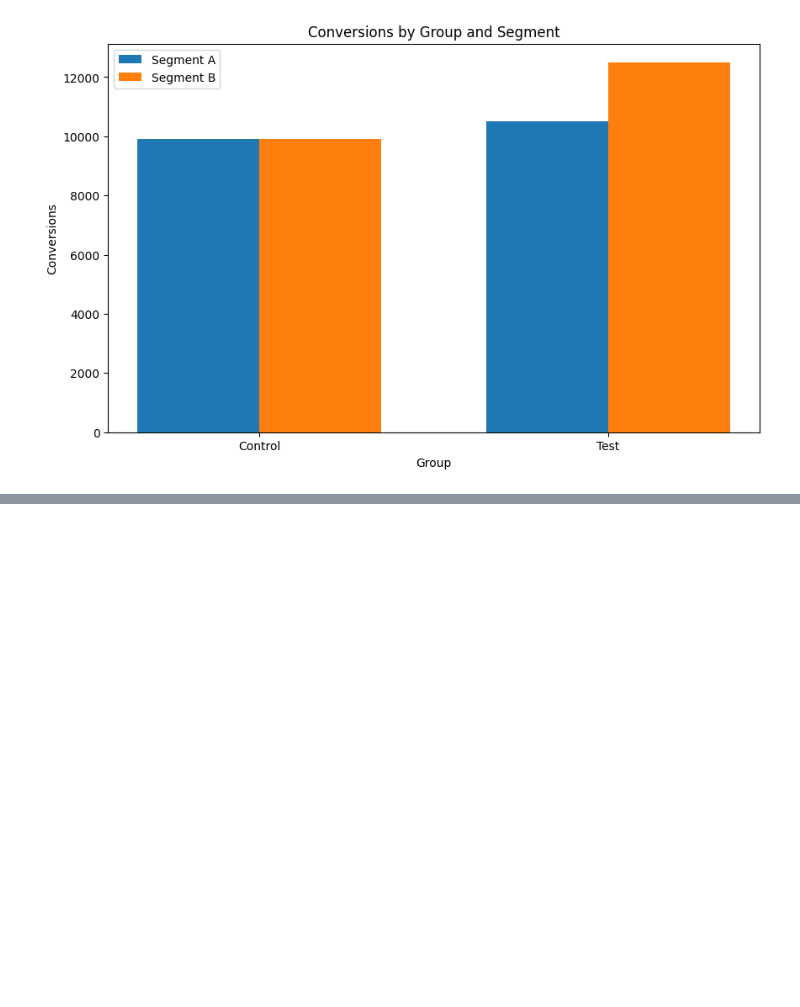
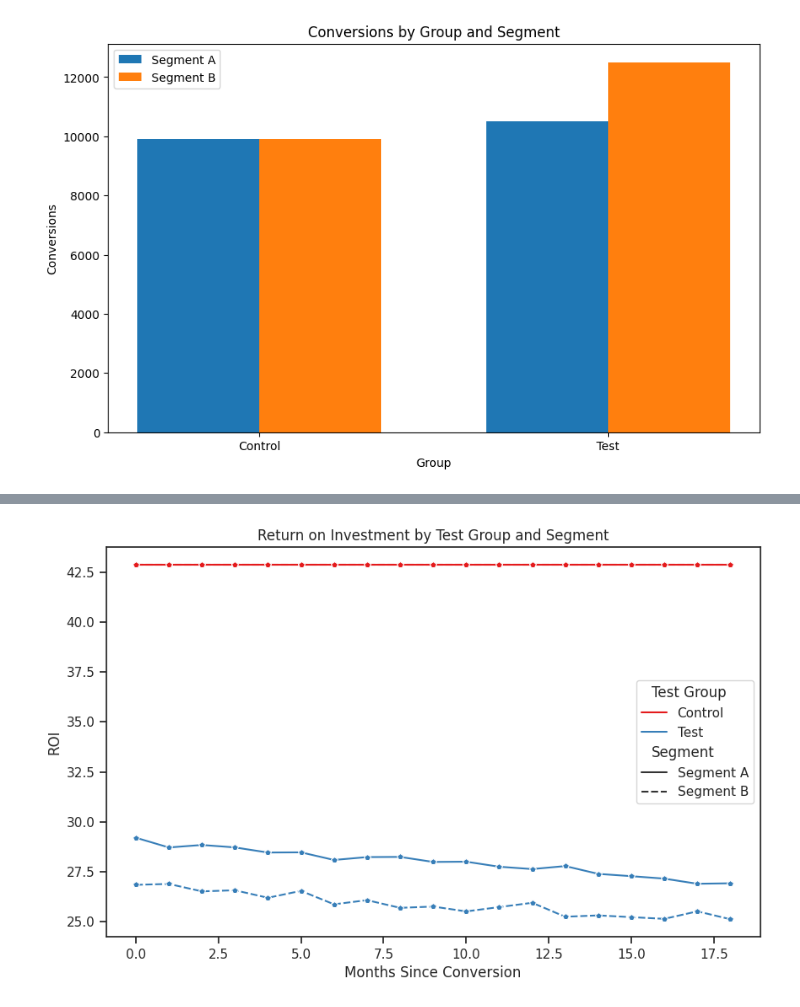
Before and after one commit to programeralebrije/ChimeSpendTracker, a Jupyter notebook: ChimeSpendTracker.ipynb, the cells around one changed output, grey strips where cells are left out. Drawn from its saved outputs; the diff is of its cells as text; code cells hidden in the pictures; blank space fills up the shorter version.

```diff
--- a/ChimeSpendTracker.ipynb
+++ b/ChimeSpendTracker.ipynb
@@ -102,0 +113,14 @@ plt.show()
+# %%
+# Revenue calculation
+df['Revenue'] = df['Total Purchase Dollars'] * 0.015
+
+# Cost calculation
+df['Cost'] = df['Total Purchase Dollars'] * 0.0105 + df['Spend Tracker Active User Count'] * 5
+
+# Profit calculation
+df['Profit'] = df['Revenue'] - df['Cost']
+
+# ROI calculation
+df['ROI'] = (df['Profit'] / df['Cost']) * 100
+
+df.head(6)
@@ -102,0 +135,22 @@ plt.show()
+# %%
+# Select the relevant columns for plotting
+roi_data = df[['Months Since Conversion','Test Group', 'Segment', 'ROI']]
+
+# Set the figure size
+plt.figure(figsize=(10, 6))
+
+# Plot the seaborn line graph
+sns.set(style="ticks")
+
+sns.lineplot(data=roi_data, x='Months Since Conversion', y='ROI', hue='Test Group',
+             style='Segment', marker='p', palette='Set1')
+
+# Add labels and title
+plt.xlabel('Months Since Conversion')
+plt.ylabel('ROI')
+plt.title('Return on Investment by Test Group and Segment')
+
+# Show the plot
+plt.show()
+# %% [output]
+[figure, added]
```
Also changed, not shown: parts of 6 cells of this notebook.
